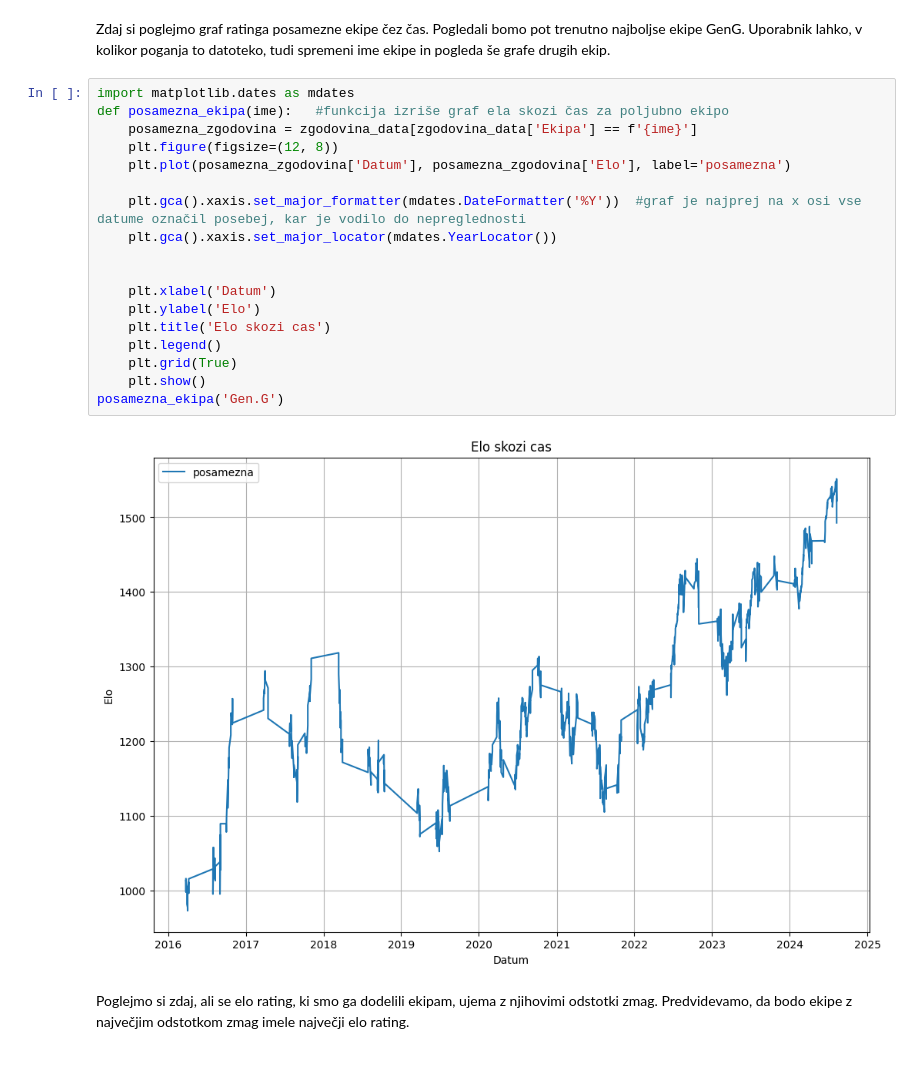
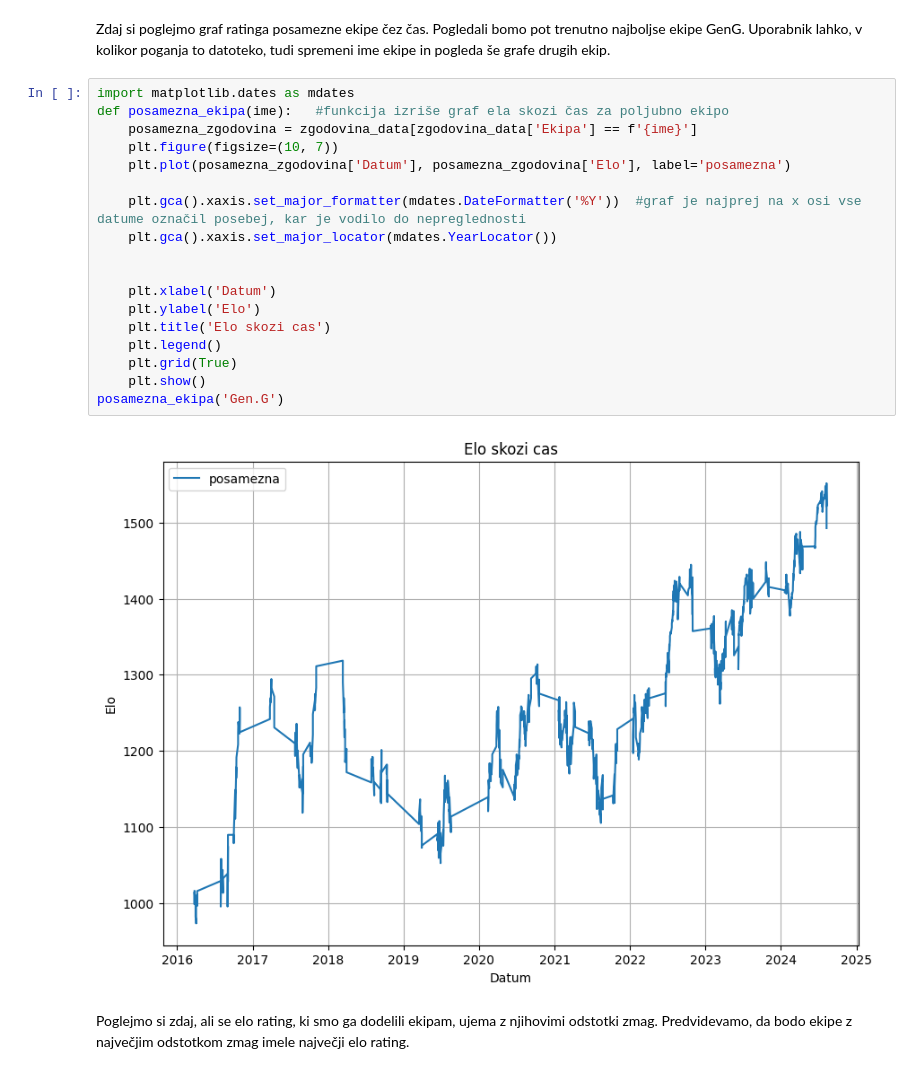
Before and after one commit to matijaderganc/League-of-Legends-Esports-Analysis, a Jupyter notebook: analiza.ipynb, the cells around one changed output. Saved outputs shown, nothing was run; the diff lists cells and outputs as text.

```diff
--- a/analiza.ipynb
+++ b/analiza.ipynb
@@ -136,23 +136,23 @@ Zdaj si poglejmo graf ratinga posamezne ekipe čez čas. Pogledali bomo pot tren
 # %%
 import matplotlib.dates as mdates
 def posamezna_ekipa(ime):   #funkcija izriše graf ela skozi čas za poljubno ekipo
     posamezna_zgodovina = zgodovina_data[zgodovina_data['Ekipa'] == f'{ime}']
-    plt.figure(figsize=(12, 8))
+    plt.figure(figsize=(10, 7))
     plt.plot(posamezna_zgodovina['Datum'], posamezna_zgodovina['Elo'], label='posamezna')
 
     plt.gca().xaxis.set_major_formatter(mdates.DateFormatter('%Y'))  #graf je najprej na x osi vse datume označil posebej, kar je vodilo do nepreglednosti
     plt.gca().xaxis.set_major_locator(mdates.YearLocator())
 
 
     plt.xlabel('Datum')
     plt.ylabel('Elo')
     plt.title('Elo skozi cas')
     plt.legend()
     plt.grid(True)
     plt.show()
 posamezna_ekipa('Gen.G')
 # %% [output]
-[figure, old version]
+[figure, new version]
 # %% [markdown]
 Poglejmo si zdaj, ali se elo rating, ki smo ga dodelili ekipam, ujema z njihovimi odstotki zmag. Predvidevamo, da bodo ekipe z največjim odstotkom zmag imele največji elo rating.
 # %%
```
Also changed, not shown: parts of 3 cells of this notebook, 1 other file.
